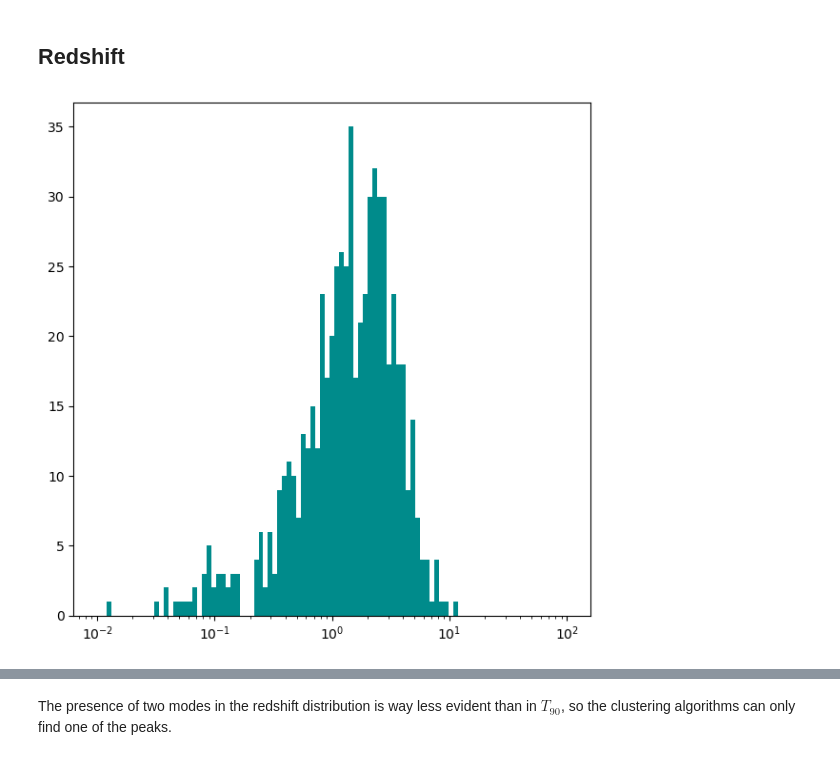
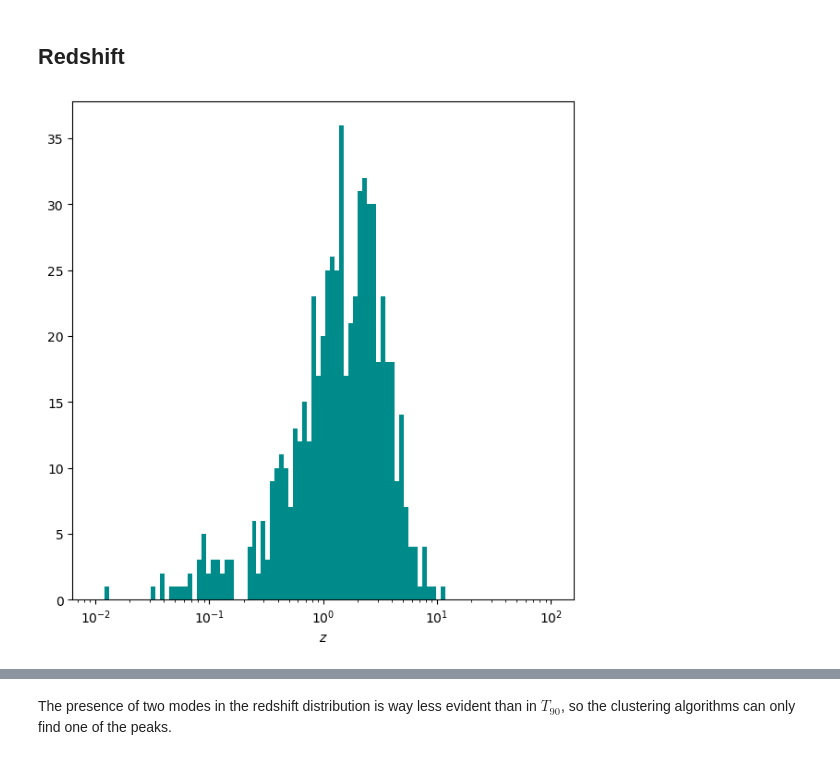
Before and after one commit to Giovanni-Ferron/astrostatistics_bicocca_2024, a Jupyter notebook: working/ex_L14.ipynb, the cells around one changed output, grey strips where cells are left out. Cells and saved outputs as stored; diff of their text form; code cells hidden in the pictures.

```diff
--- a/working/ex_L14.ipynb
+++ b/working/ex_L14.ipynb
@@ -234,8 +266,9 @@ The bimodality can't really be seen by looking at the fluence data.
 # %%
 #Plot histogram
 
 plt.figure()
 plt.hist(z, color="darkcyan", bins=np.logspace(-2, 2, 100))
+plt.xlabel("$z$")
 plt.xscale("log")
 # %% [output]
-[figure, old version]
+[figure, new version]
```
Also changed, not shown: parts of 23 cells of this notebook.
